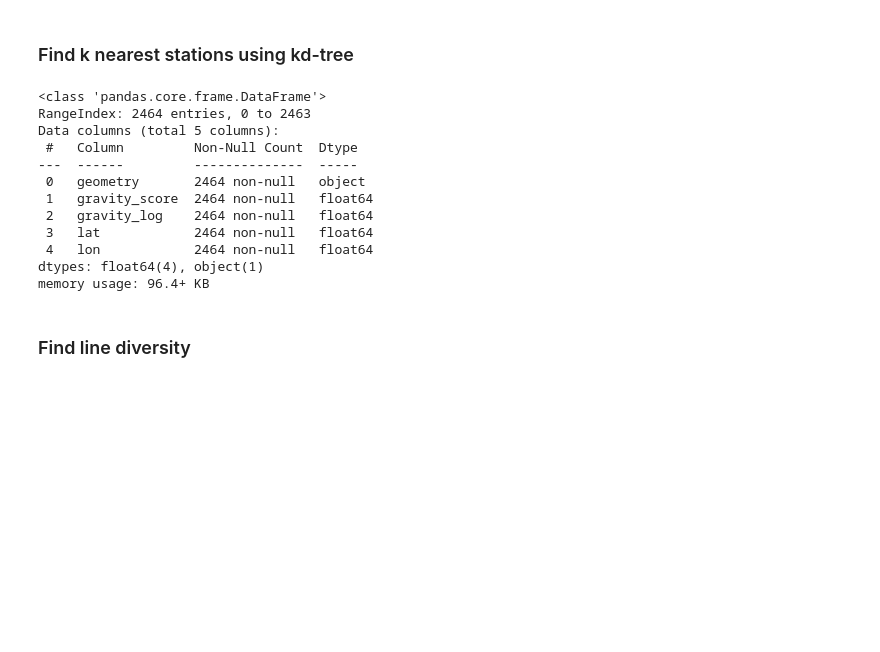
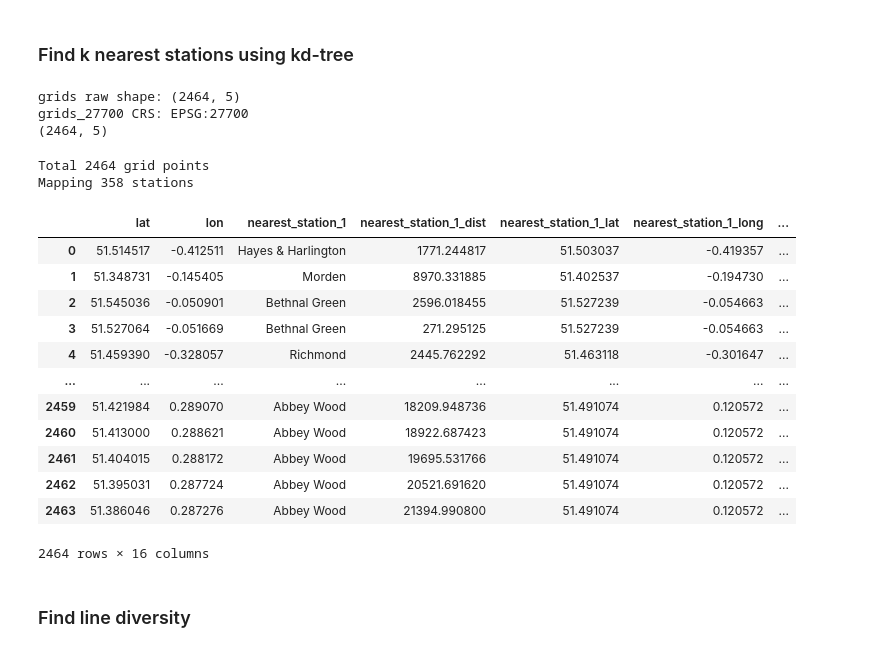
Before and after one commit to ryan-lse/sig_datathon, a Jupyter notebook: Connectivity/pipeline.ipynb, the cells around one changed output. Saved outputs shown, nothing was run; the diff lists cells and outputs as text; code cells hidden in the pictures; blank space fills up the shorter version.

```diff
--- a/Connectivity/pipeline.ipynb
+++ b/Connectivity/pipeline.ipynb
@@ -125,18 +105,29 @@ grids = pd.read_csv("../Demand Prediction Model/Output/sorted_grid.csv")
-# %%
-grids.info()
-# %% [output]
-<class 'pandas.core.frame.DataFrame'>
-RangeIndex: 2464 entries, 0 to 2463
-Data columns (total 5 columns):
- #   Column         Non-Null Count  Dtype
----  ------         --------------  -----
- 0   geometry       2464 non-null   object
- 1   gravity_score  2464 non-null   float64
- 2   gravity_log    2464 non-null   float64
- 3   lat            2464 non-null   float64
- 4   lon            2464 non-null   float64
-dtypes: float64(4), object(1)
-memory usage: 96.4+ KB
+# %%
+print("grids raw shape:", grids.shape)
+print("grids_27700 CRS:", grids_27700.crs)
+print(grids.shape)
+# %% [output]
+grids raw shape: (2464, 5)
+grids_27700 CRS: EPSG:27700
+(2464, 5)
+# %%
+nearest_neighbor(grids, gdf)
+# %% [output]
+Total 2464 grid points
+Mapping 358 stations
+|  | lat | lon | nearest_station_1 | nearest_station_1_dist | nearest_station_1_lat | nearest_station_1_long | ... |
+| 0 | 51.514517 | -0.412511 | Hayes & Harlington | 1771.244817 | 51.503037 | -0.419357 | ... |
+| 1 | 51.348731 | -0.145405 | Morden | 8970.331885 | 51.402537 | -0.194730 | ... |
+| 2 | 51.545036 | -0.050901 | Bethnal Green | 2596.018455 | 51.527239 | -0.054663 | ... |
+| 3 | 51.527064 | -0.051669 | Bethnal Green | 271.295125 | 51.527239 | -0.054663 | ... |
+| 4 | 51.459390 | -0.328057 | Richmond | 2445.762292 | 51.463118 | -0.301647 | ... |
+| ... | ... | ... | ... | ... | ... | ... | ... |
+| 2459 | 51.421984 | 0.289070 | Abbey Wood | 18209.948736 | 51.491074 | 0.120572 | ... |
+| 2460 | 51.413000 | 0.288621 | Abbey Wood | 18922.687423 | 51.491074 | 0.120572 | ... |
+| 2461 | 51.404015 | 0.288172 | Abbey Wood | 19695.531766 | 51.491074 | 0.120572 | ... |
+| 2462 | 51.395031 | 0.287724 | Abbey Wood | 20521.691620 | 51.491074 | 0.120572 | ... |
+| 2463 | 51.386046 | 0.287276 | Abbey Wood | 21394.990800 | 51.491074 | 0.120572 | ... |
+2464 rows × 16 columns
 # %% [markdown]
 ### Find line diversity
 # %%
```
Also changed, not shown: parts of 16 cells of this notebook, 10 other files.
